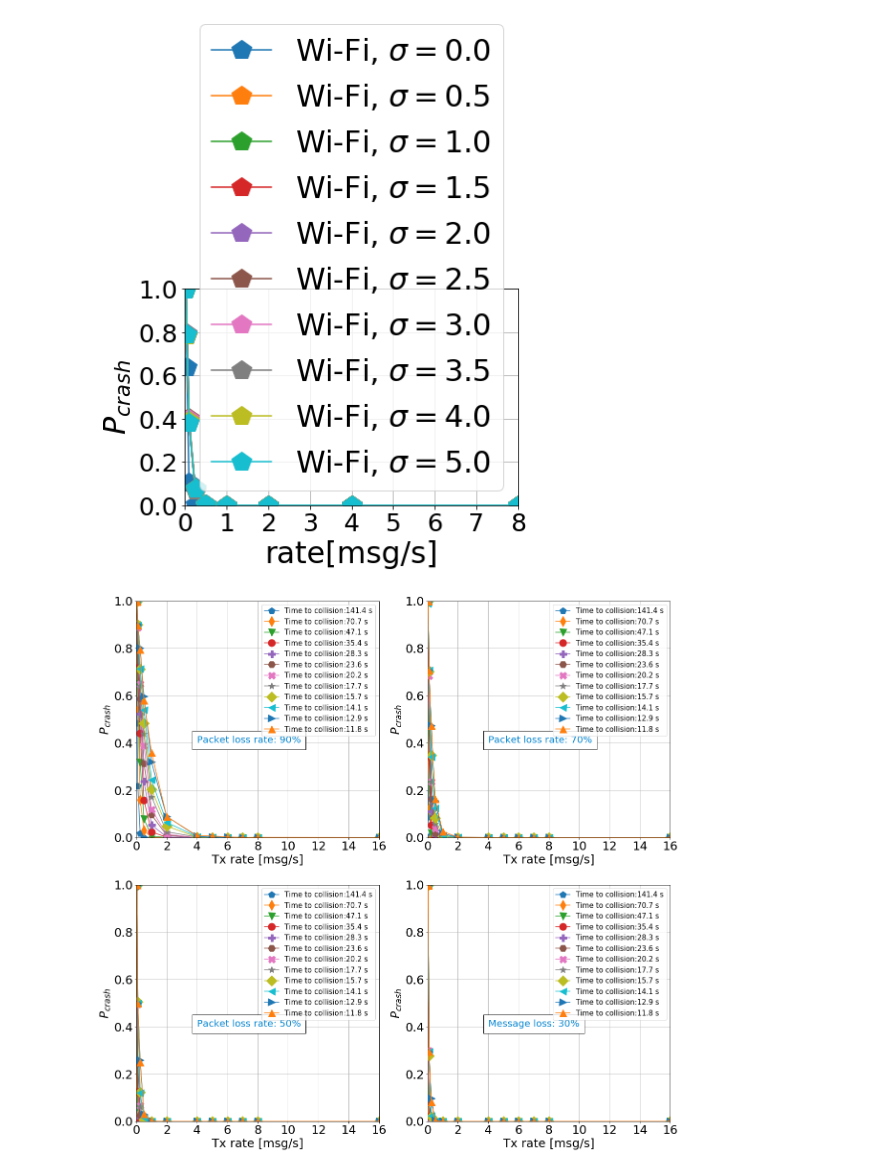
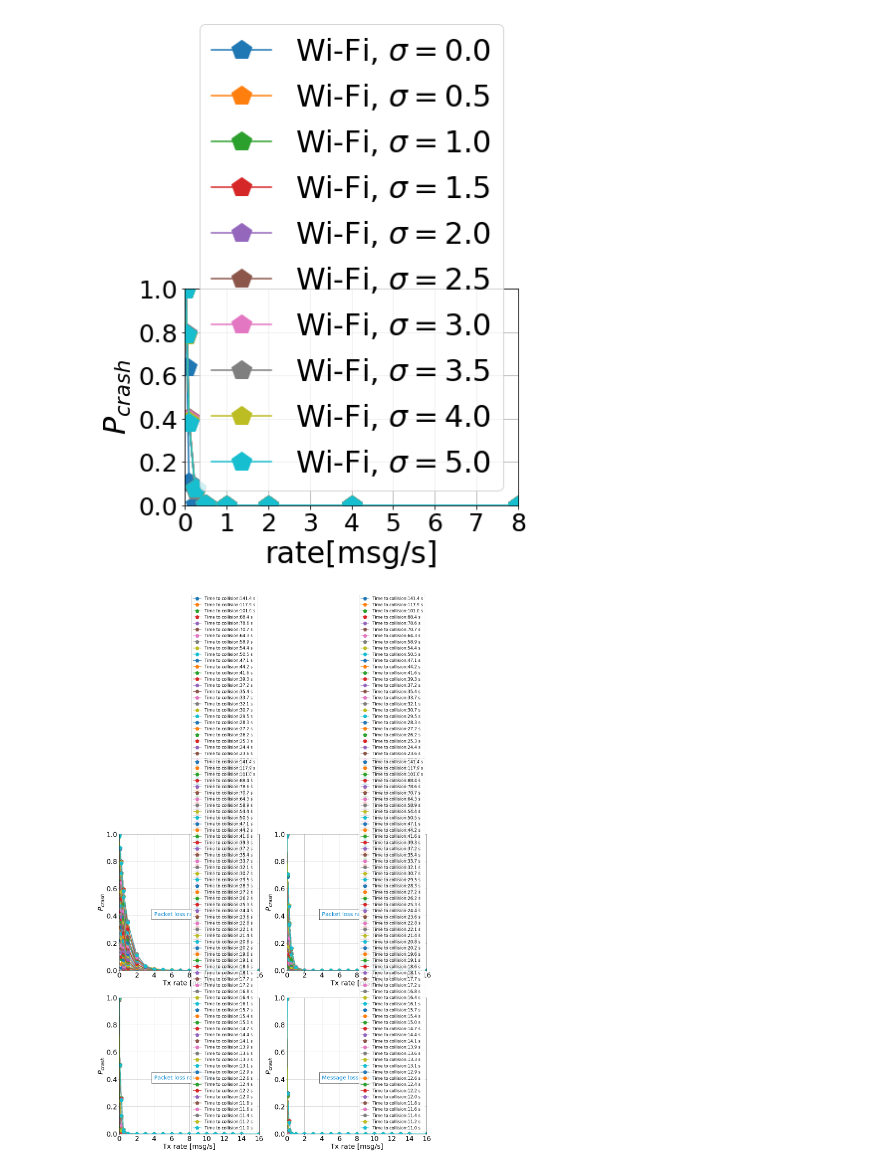
Before and after one commit to ingframin/vocabs2, a Jupyter notebook: results/Untitled.ipynb, the cells around one changed output. Saved outputs shown, nothing was run; the diff lists cells and outputs as text; code cells hidden in the pictures.

```diff
--- a/results/Untitled.ipynb
+++ b/results/Untitled.ipynb
@@ -146,7 +146,7 @@ def read_speed(filename):
 
     return blocks
 # %%
-blocks = read_speed('results_speed_loss_avoid.txt')
+blocks = read_speed('results_speed_loss_avoid_last.txt')
 # %%
 import math
 
@@ -158,7 +158,7 @@ for b in blocks:
     if b.loss == 100.0:
         ttc = (1000*math.sqrt(2)/2)/b.speed
         plt.plot(b.rate,b.data,syms[si]+'-',label='Time to collision:%.1f s'%(ttc,), markersize=15)
-        si+=1
+        #si+=1
 
 
 plt.yticks(fontsize=25)
@@ -176,7 +176,7 @@ for b in blocks:
     if b.loss == 300.0:
         ttc = (1000*math.sqrt(2)/2)/b.speed
         plt.plot(b.rate,b.data,syms[si]+'-',label='Time to collision:%.1f s'%(ttc,), markersize=15)
-        si+=1
+        #si+=1
 
 plt.text(4,0.4,"Packet loss rate: 70%",fontsize=20, bbox={'facecolor': 'white', 'pad': 10}, color='#0485d1')
 plt.yticks(fontsize=25)
@@ -193,41 +193,41 @@ for b in blocks:
     if b.loss == 500.0:
         ttc = (1000*math.sqrt(2)/2)/b.speed
         plt.plot(b.rate,b.data,syms[si]+'-',label='Time to collision:%.1f s'%(ttc,), markersize=15)
-        si+=1
+        #si+=1
 
 plt.text(4,0.4,"Packet loss rate: 50%",fontsize=20, bbox={'facecolor': 'white',  'pad': 10}, color='#0485d1')
 plt.yticks(fontsize=25)
 plt.xticks(fontsize=25)
 plt.xlabel('Tx rate [msg/s]',fontsize=25)
 plt.ylabel('$P_{crash}$',fontsize=25)
 plt.grid(True)
 plt.legend(fontsize=15)
 plt.axis([0,16,0,1])
 
 
 plt.subplot(224)
 si=0
 for b in blocks:
     if b.loss == 700.0:
         ttc = (1000*math.sqrt(2)/2)/b.speed
 
         plt.plot(b.rate,b.data,syms[si]+'-',label='Time to collision:%.1f s'%(ttc,), markersize=15)
-        si+=1
+        #si+=1
 
 plt.text(4,0.4,"Message loss: 30%",fontsize=20, bbox={'facecolor': 'white',  'pad': 10}, color='#0485d1')
 
 plt.yticks(fontsize=25)
 plt.xticks(fontsize=25)
 plt.xlabel('Tx rate [msg/s]',fontsize=25)
 plt.ylabel('$P_{crash}$',fontsize=25)
 plt.grid(True)
 plt.legend(fontsize=15)
 plt.axis([0,16,0,1])
 
 plt.savefig('results_speed_loss.pdf',dpi=300,bbox_inches='tight')
 plt.show()
 # %% [output]
-[figure, old version]
+[figure, new version]
 # %%
 rates90 = []
 rates70 = []
```
Also changed, not shown: parts of 1 cell of this notebook, 8 other files.
